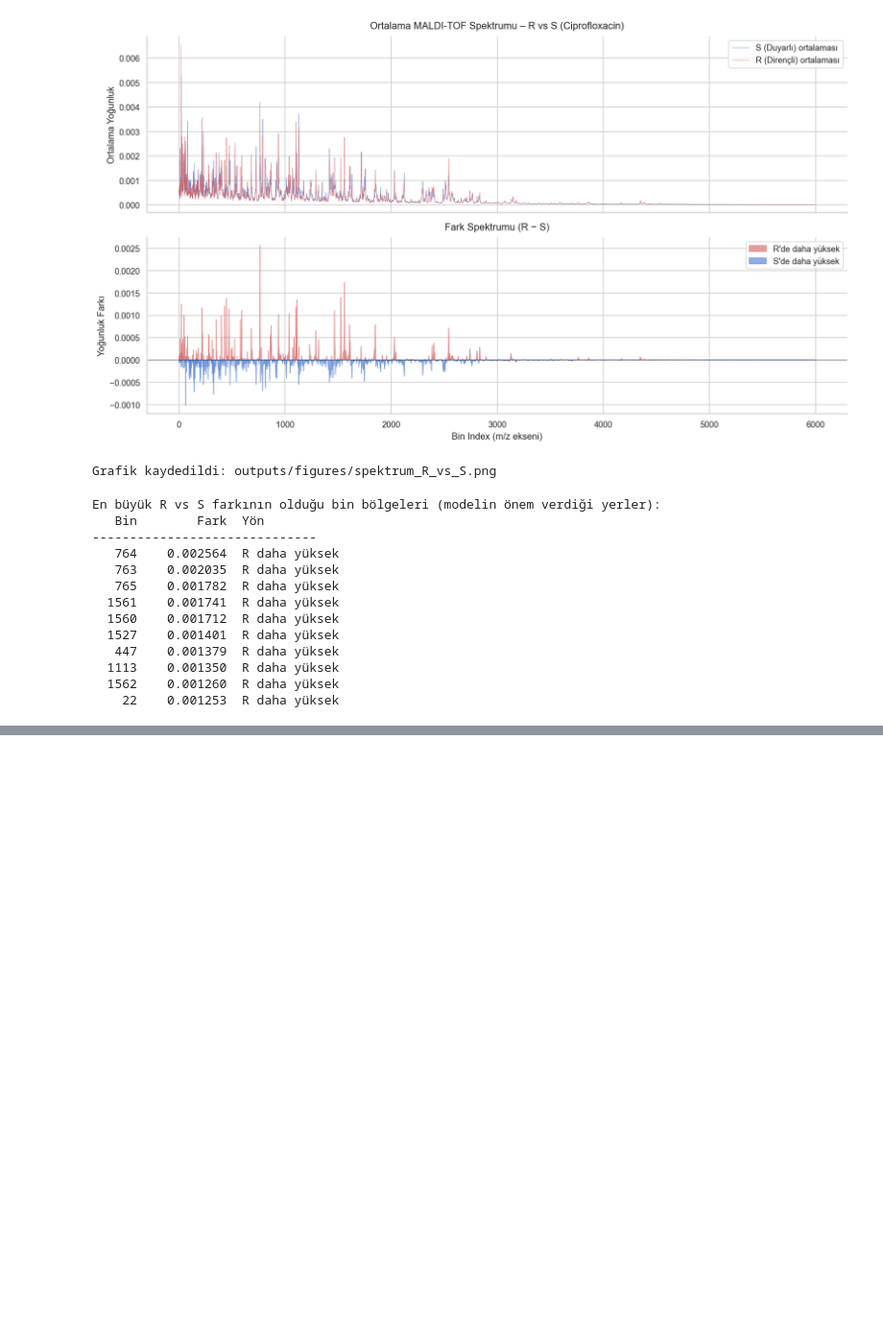
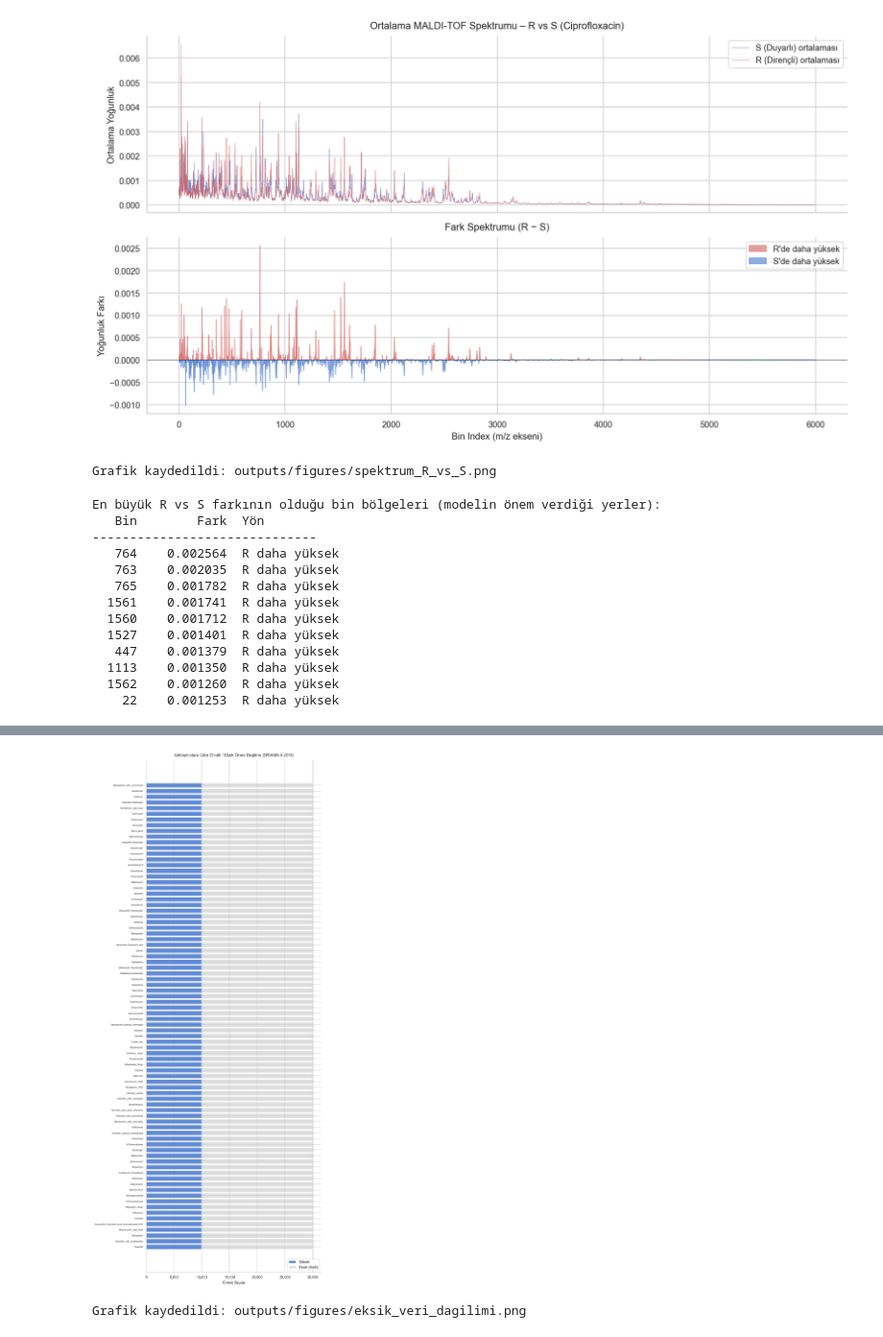
Before and after one commit to mustafag63/amr-prediction, a Jupyter notebook: notebooks/01_eda.ipynb, the cells around one changed output, grey strips where cells are left out. Shown at 96% size. Cells and saved outputs as stored; diff of their text form; code cells hidden in the pictures; blank space fills up the shorter version.

```diff
--- a/notebooks/01_eda.ipynb
+++ b/notebooks/01_eda.ipynb
@@ -217,0 +271,25 @@ En büyük R vs S farkının olduğu bin bölgeleri (modelin önem verdiği yerl
+# %%
+# Görselleştirme 1: Antibiyotiklere göre etiketli vs eksik örnek sayısı (yatay bar)
+top_ab = missing_df[missing_df["etiketli"] > 0].copy()
+
+fig, ax = plt.subplots(figsize=(10, max(6, len(top_ab) * 0.28)))
+y_pos = np.arange(len(top_ab))
+
+ax.barh(y_pos, top_ab["etiketli"], color="#4878CF", alpha=0.85, label="Etiketli")
+ax.barh(y_pos, top_ab["eksik"],    left=top_ab["etiketli"], color="#CCCCCC", alpha=0.6, label="Eksik (NaN)")
+
+ax.set_yticks(y_pos)
+ax.set_yticklabels(top_ab["antibiyotik"], fontsize=7)
+ax.set_xlabel("Örnek Sayısı")
+ax.set_title("Antibiyotiklere Göre Etiketli / Eksik Örnek Dağılımı (DRIAMS-A 2018)", fontsize=12, pad=10)
+ax.xaxis.set_major_formatter(mticker.FuncFormatter(lambda v, _: f"{int(v):,}"))
+ax.axvline(total, color="black", linewidth=0.8, linestyle="--", alpha=0.4)
+ax.legend(loc="lower right")
+sns.despine()
+plt.tight_layout()
+plt.savefig("../outputs/figures/eksik_veri_dagilimi.png", dpi=150)
+plt.show()
+print("Grafik kaydedildi: outputs/figures/eksik_veri_dagilimi.png")
+# %% [output]
+[figure, added]
+Grafik kaydedildi: outputs/figures/eksik_veri_dagilimi.png
```
Also changed, not shown: parts of 11 cells of this notebook, 21 other files.
